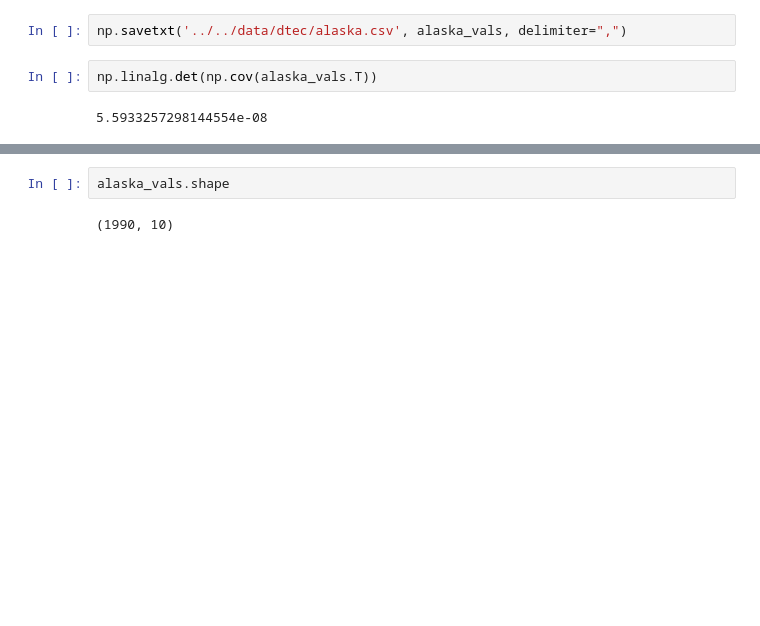
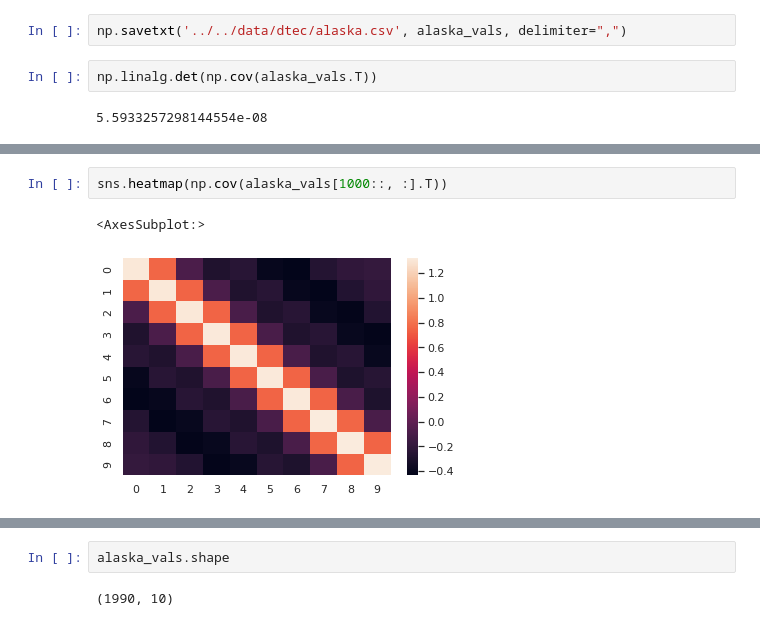
Before and after one commit to spaceonion1001/LD-CPD, a Jupyter notebook: notebooks/dtec_cleaning.ipynb, the cells around one changed output, grey strips where cells are left out. Saved outputs shown, nothing was run; the diff lists cells and outputs as text; blank space fills up the shorter version.

```diff
--- a/notebooks/dtec_cleaning.ipynb
+++ b/notebooks/dtec_cleaning.ipynb
@@ -84,0 +105,5 @@ plt.plot(alaska_class)
+# %%
+sns.heatmap(np.cov(alaska_vals[1000::, :].T))
+# %% [output]
+<AxesSubplot:>
+[figure, added]
```
Also changed, not shown: parts of 6 cells of this notebook, 1 other file.
